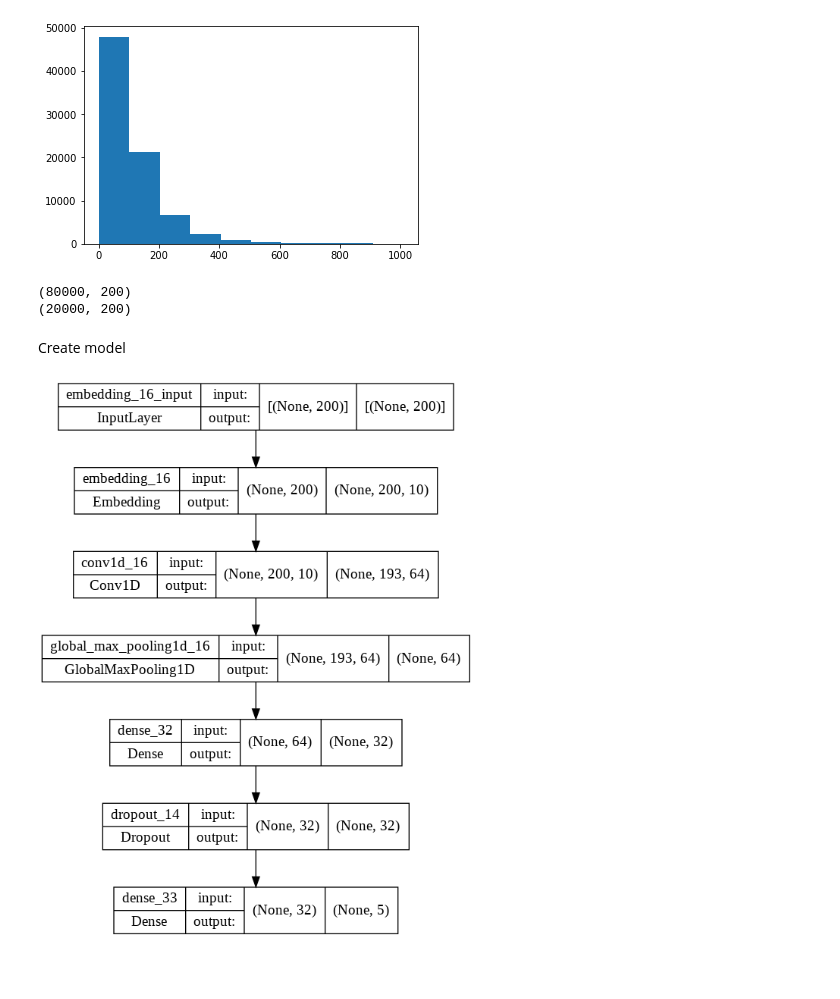
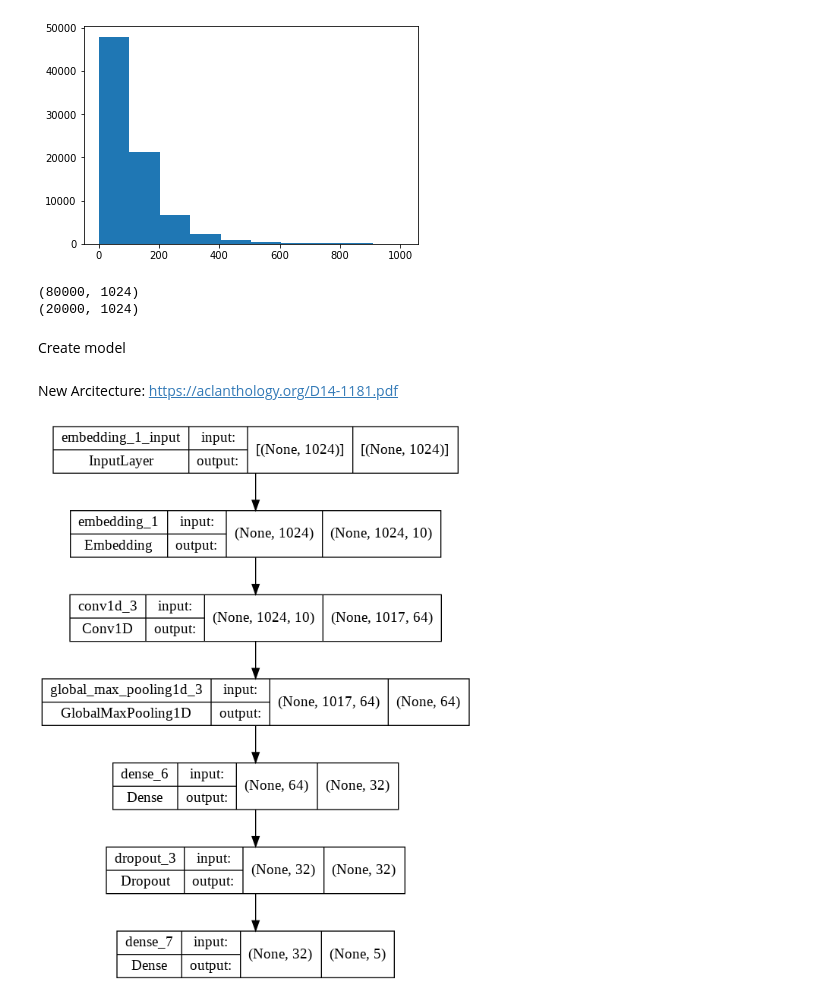
Before and after one commit to CodyBurker/W266_Group_Project, a Jupyter notebook: CodyCNNAnalysis2.ipynb, the cells around one changed output. Drawn from its saved outputs; the diff is of its cells as text; code cells hidden in the pictures; blank space fills up the shorter version.

```diff
--- a/CodyCNNAnalysis2.ipynb
+++ b/CodyCNNAnalysis2.ipynb
@@ -49,30 +59,36 @@ plt.hist(X_train['encoded'].apply(len))
 [figure]
 # %%
 # Hyper parameters to tune later: maxlen, padding
-sentence_len = 200
+sentence_len = 1024
 X_train_encoded =  pad_sequences(X_train['encoded'], maxlen=sentence_len, padding='post', truncating='post')
 X_test_encoded = pad_sequences(X_test['encoded'], maxlen=sentence_len, padding='post', truncating = 'post')
 print(X_train_encoded.shape)
 print(X_test_encoded.shape)
 # %% [output]
-(80000, 200)
-(20000, 200)
+(80000, 1024)
+(20000, 1024)
 # %% [markdown]
 Create model
+# %% [markdown]
+New Arcitecture: https://aclanthology.org/D14-1181.pdf
 # %%
 from keras.layers.pooling import GlobalMaxPool1D
+from keras import Sequential
+from keras.layers import Dense, Embedding, Activation, Dropout
+from keras.layers import  MaxPool1D, GlobalMaxPool1D, Conv1D
+vocab_size = len(tokenizer.word_counts)
 # New model architecture
 model2 = Sequential()
 model2.add(Embedding(vocab_size,10, input_length = sentence_len))
 model2.add(Conv1D(64,8,activation="relu"))
 model2.add(GlobalMaxPool1D())
 model2.add(Dense(32, activation="relu"))
 model2.add(Dropout(0.5))
 model2.add(Dense(5,activation='softmax'))
 # model2.add(Dense(1,activation='relu'))
 from keras.utils.vis_utils import plot_model
 model2.compile(optimizer='sgd', loss='sparse_categorical_crossentropy',metrics=['accuracy'])
 plot_model(model2,show_shapes=True)
 # %% [output]
-[figure, old version]
+[figure, new version]
 # %%
```
Also changed, not shown: parts of 7 cells of this notebook.
